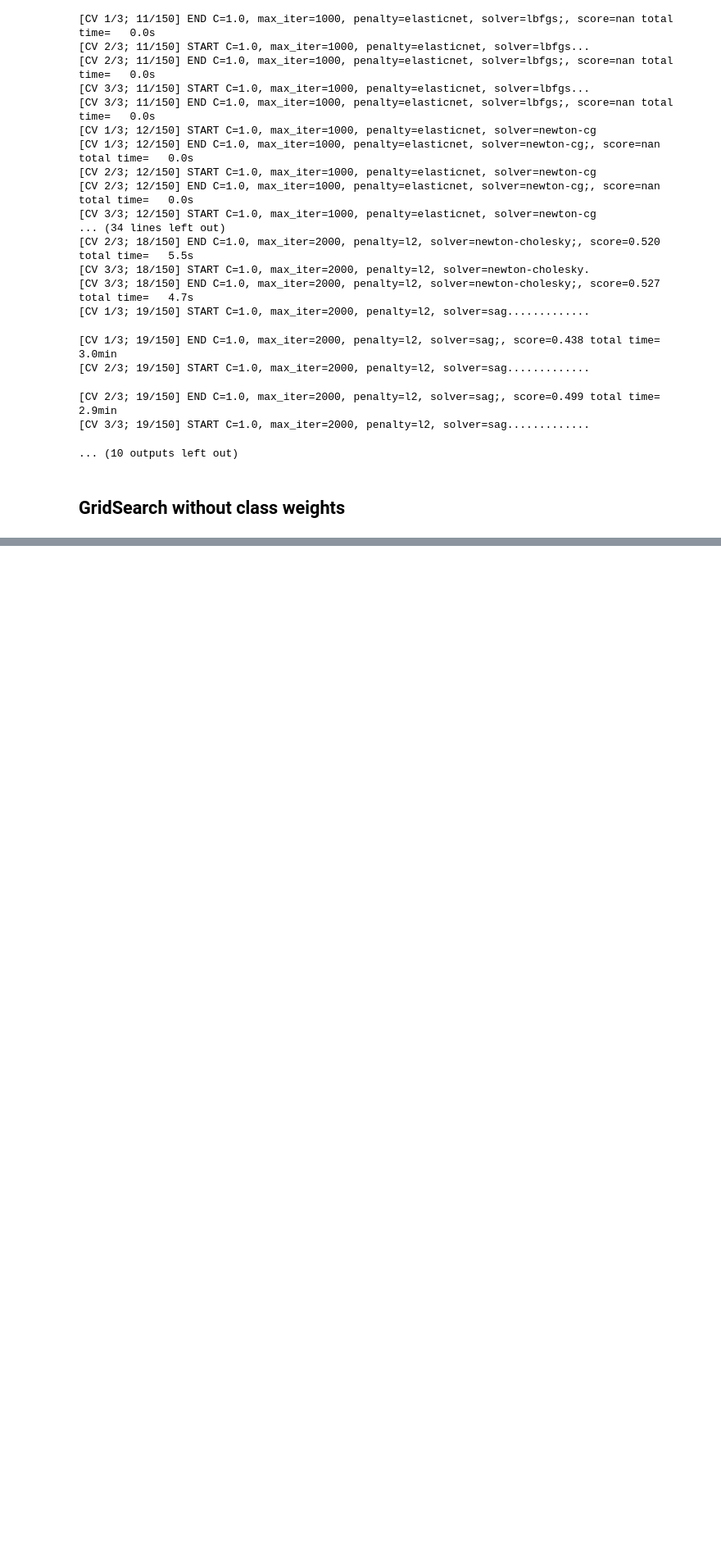
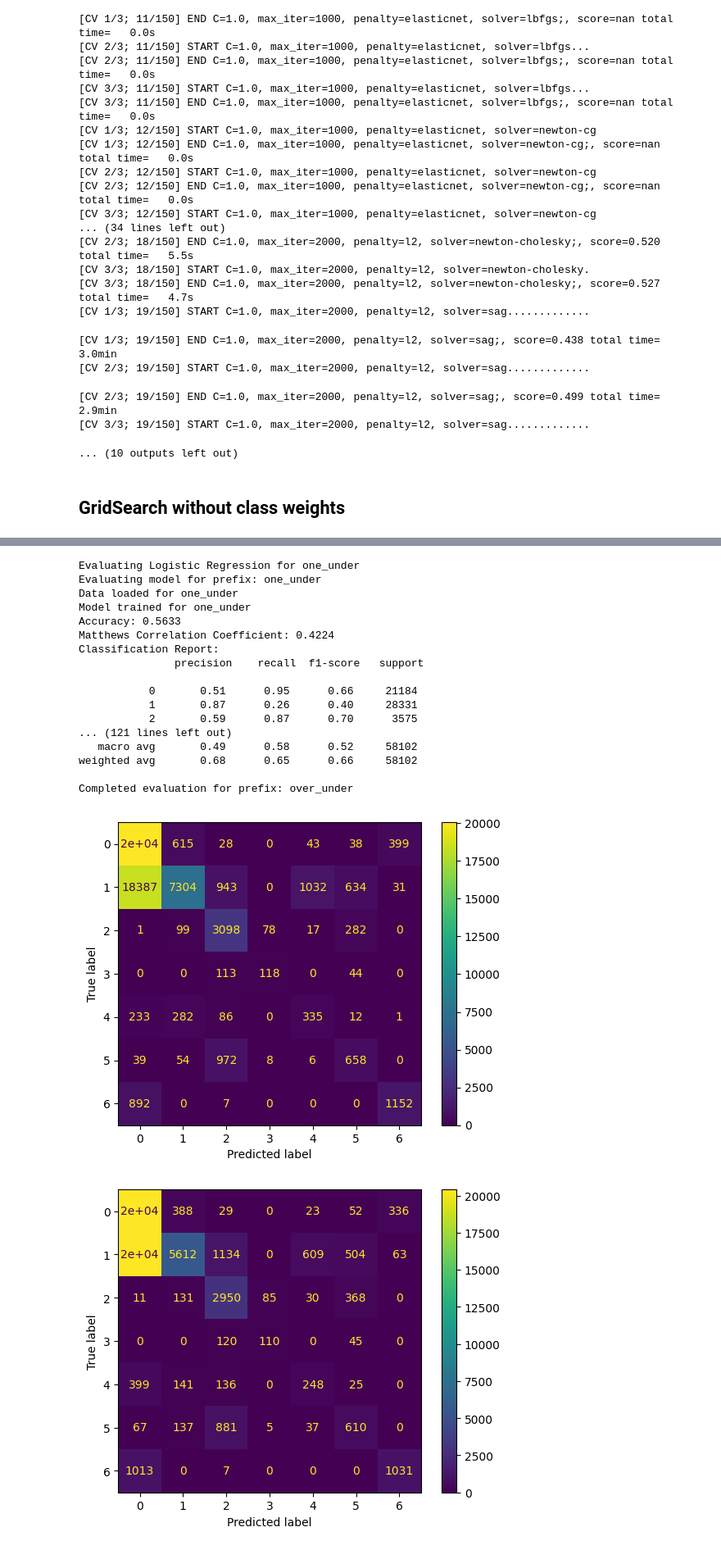
Before and after one commit to Sb4345/CSCI-635-1-Group-5, a Jupyter notebook: code/notebooks/logisticRegression.ipynb, the cells around one changed output, grey strips where cells are left out. Shown at 82% size. Saved outputs shown, nothing was run; the diff lists cells and outputs as text; code cells hidden in the pictures; blank space fills up the shorter version.

```diff
--- a/code/notebooks/logisticRegression.ipynb
+++ b/code/notebooks/logisticRegression.ipynb
@@ -261,0 +266,32 @@ print(grid_searchSGD.best_params_, grid_searchSGD.best_score_)
+# %%
+import sys
+sys.path.append('..')
+import scripts
+from sklearn.metrics import accuracy_score
+import os
+
+def load_evaluate_model(model, prefix, output_dir='../resources/outputs'):
+    print(f"Evaluating model for prefix: {prefix}")
+    if prefix not in ['one_under', 'two_under', 'over_under']:
+        raise ValueError("Prefix must be one of 'one_under', 'two_under', or 'over_under'")
+
+    if not os.path.exists(output_dir):
+        os.makedirs(output_dir)
+
+    training_data, validation_data, test_data = scripts.load_processed_data('../../data', prefix=prefix)
+    training_data = pd.concat([training_data, validation_data])
+    x_train, y_train = training_data.drop('Cover_Type', axis=1), training_data['Cover_Type']
+    x_test, y_test = test_data.drop('Cover_Type', axis=1), test_data['Cover_Type']
+    print(f"Data loaded for {prefix}")
+
+    model.fit(x_train, y_train)
+
+    print(f"Model trained for {prefix}")
+    y_pred = model.predict(x_test)
+    cmd, mcList, class_report, mcc = scripts.evaluate(y_test, y_pred)
+    cmd.plot()
+    print(f"Accuracy: {accuracy_score(y_test, y_pred):.4f}")
+    print(f"Matthews Correlation Coefficient: {mcc:.4f}")
+    print("Classification Report:\n", class_report)
+
+    print(f"Completed evaluation for prefix: {prefix}\n")
@@ -261,0 +301,32 @@ print(grid_searchSGD.best_params_, grid_searchSGD.best_score_)
+# %%
+from sklearn.linear_model import LogisticRegression, SGDClassifier
+
+best_LR = LogisticRegression(C=0.25, max_iter=2000, penalty='l2', solver='saga')
+best_SGD = SGDClassifier(loss='log_loss', max_iter=2000, penalty='l2')
+
+for prefix in ['one_under', 'two_under', 'over_under']:
+    print(f"Evaluating Logistic Regression for {prefix}")
+    load_evaluate_model(best_LR, prefix)
+
+    print(f"Evaluating SGD Classifier for {prefix}")
+    load_evaluate_model(best_SGD, prefix)
+# %% [output]
+Evaluating Logistic Regression for one_under
+Evaluating model for prefix: one_under
+Data loaded for one_under
+Model trained for one_under
+Accuracy: 0.5633
+Matthews Correlation Coefficient: 0.4224
+Classification Report:
+               precision    recall  f1-score   support
+
+           0       0.51      0.95      0.66     21184
+           1       0.87      0.26      0.40     28331
+           2       0.59      0.87      0.70      3575
+... (121 lines left out)
+   macro avg       0.49      0.58      0.52     58102
+weighted avg       0.68      0.65      0.66     58102
+
+Completed evaluation for prefix: over_under
+[figure, added]
+[figure, added]
```
Also changed, not shown: parts of 4 cells of this notebook, 8 other files.
